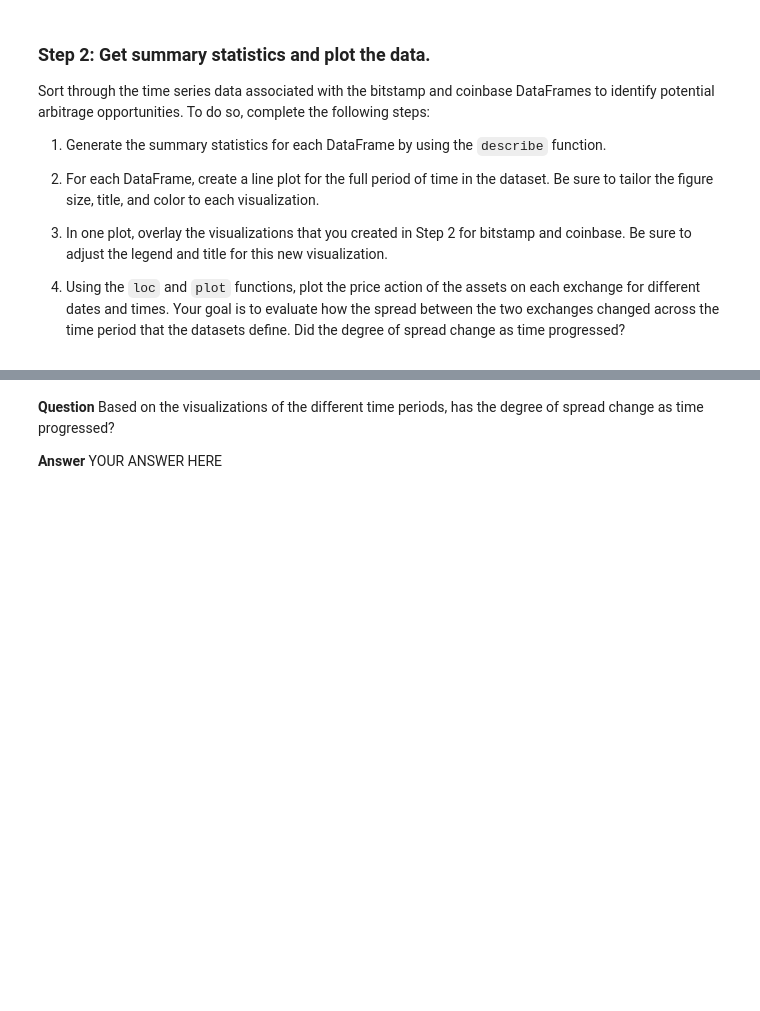
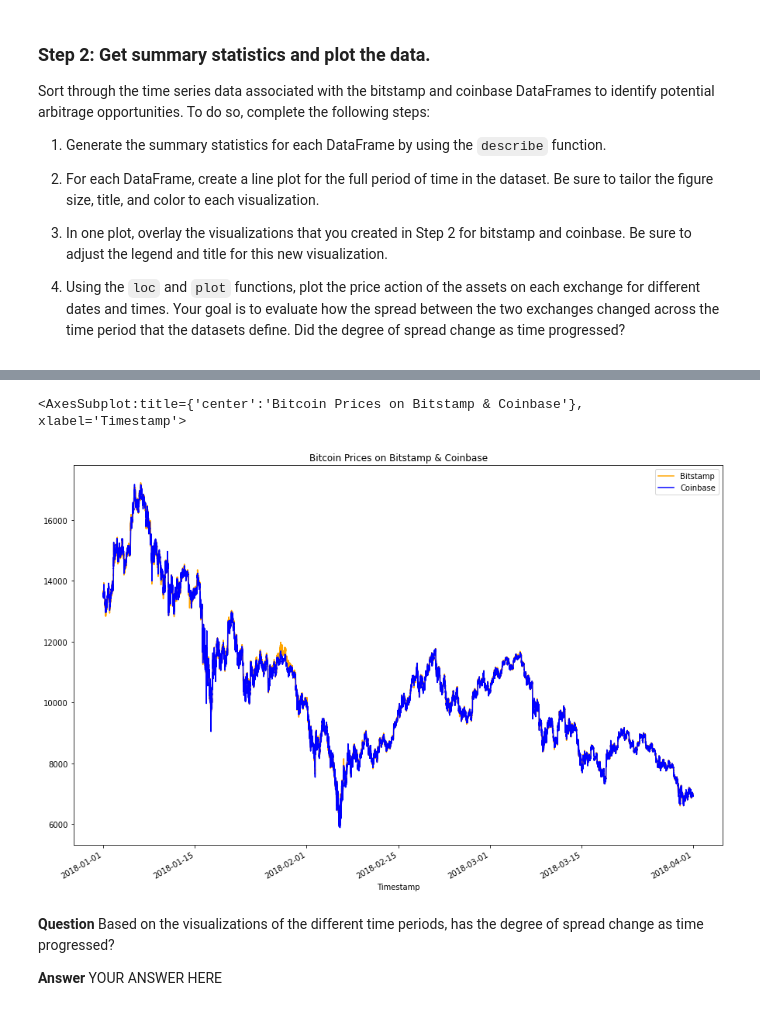
Before and after one commit to jimhitchcock/Crypto_Arbitrage, a Jupyter notebook: crypto_arbitrage.ipynb, the cells around one changed output, grey strips where cells are left out. Cells and saved outputs as stored; diff of their text form; code cells hidden in the pictures; blank space fills up the shorter version.

```diff
--- a/crypto_arbitrage.ipynb
+++ b/crypto_arbitrage.ipynb
@@ -162,8 +355,12 @@ Sort through the time series data associated with the bitstamp and coinbase Data
 # %%
 # Overlay the visualizations for the bitstamp and coinbase DataFrames in one plot
 # The plot should visualize the prices over the full lenth of the dataset
 # Be sure to include the parameters: legend, figure size, title, and color and label
-# YOUR CODE HERE
+bitstamp_sliced["Close"].plot(legend=True, figsize=(15,10), title="Bitcoin Prices on Bitstamp & Coinbase", color="orange", label="Bitstamp")
+coinbase_sliced["Close"].plot(legend=True, figsize=(15,10), color="blue", label="Coinbase")
+# %% [output]
+<AxesSubplot:title={'center':'Bitcoin Prices on Bitstamp & Coinbase'}, xlabel='Timestamp'>
+[figure, added]
 # %%
 # Using the loc and plot functions, create an overlay plot that visualizes
 # the price action of both DataFrames for a one month period early in the dataset
```
Also changed, not shown: parts of 26 cells of this notebook.
